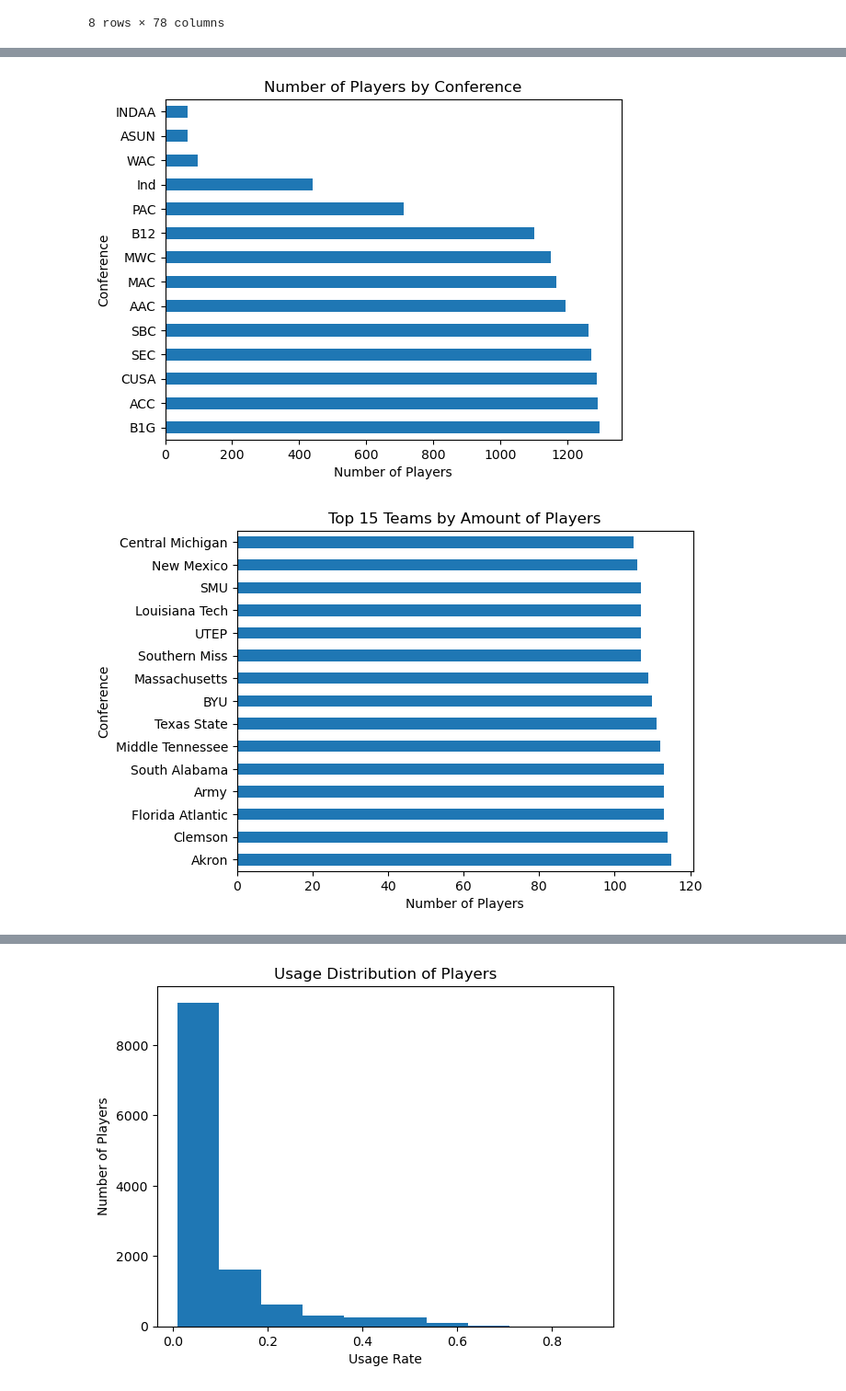
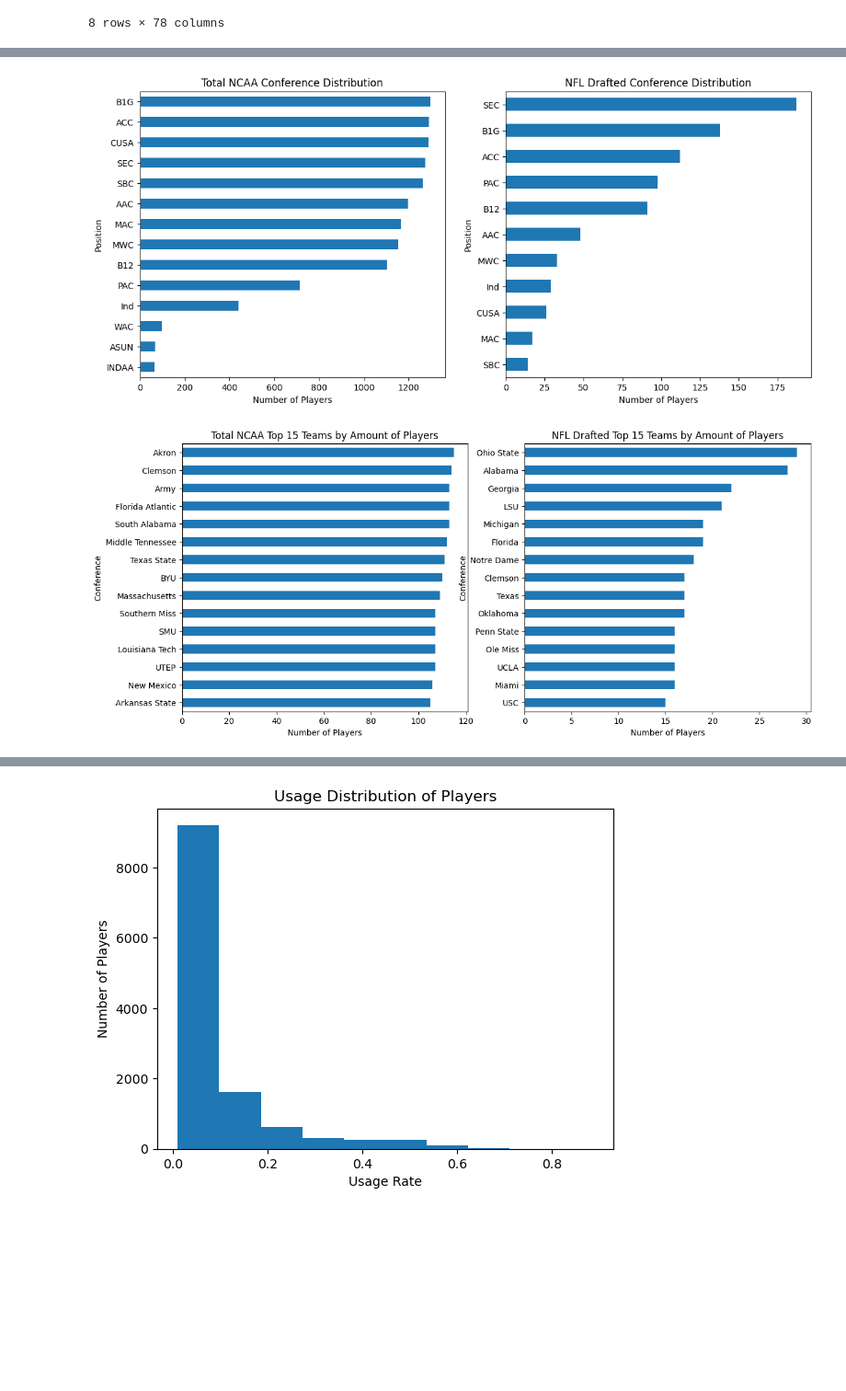
Before and after one commit to SU-IST707-SP26/group-project-big-brains-and-nathan, a Jupyter notebook: data/data_exploration.ipynb, the cells around one changed output, grey strips where cells are left out. Shown at 92% size. Saved outputs shown, nothing was run; the diff lists cells and outputs as text; code cells hidden in the pictures; blank space fills up the shorter version.

```diff
--- a/data/data_exploration.ipynb
+++ b/data/data_exploration.ipynb
@@ -33,3 +33,6 @@ data.describe()
 | 75% | 9305.250000 | 4.714104e+06 | 2024.000000 | 0.100667 | 0.101000 | 0.103000 | ... |
 | max | 12407.000000 | 5.306715e+06 | 2025.000000 | 1.000000 | 0.820000 | 1.000000 | ... |
 8 rows × 78 columns
+# %%
+nfl = data[data['pick'].notnull()]
+nfl
@@ -45,22 +71,40 @@ plt.show()
 # %%
-positions = data['conference'].value_counts()
-positions.plot(kind = 'barh')
-plt.title('Number of Players by Conference')
-plt.xlabel('Number of Players')
-plt.ylabel('Conference')
+positions = data['conference'].value_counts().sort_values()
+nfl_positions = nfl['conference'].value_counts().sort_values()
+
+fig, (ax1, ax2) = plt.subplots(1, 2, figsize=(14, 6))
+
+positions.plot(kind = 'barh', ax = ax1)
+ax1.set_title('Total NCAA Conference Distribution')
+ax1.set_xlabel('Number of Players')
+ax1.set_ylabel('Position')
+
+nfl_positions.plot(kind = 'barh', ax = ax2)
+ax2.set_title('NFL Drafted Conference Distribution')
+ax2.set_xlabel('Number of Players')
+ax2.set_ylabel('Position')
 plt.show()
 # %% [output]
-[figure, old version]
+[figure, new version]
 # %%
 #top 15 teams by player count
-positions = data['team_x'].value_counts().head(15)
-positions.plot(kind = 'barh')
-plt.title('Top 15 Teams by Amount of Players')
-plt.xlabel('Number of Players')
-plt.ylabel('Conference')
+positions = data['team_x'].value_counts().head(15).sort_values()
+nfl_positions = nfl['team_x'].value_counts().head(15).sort_values()
+
+fig, (ax1, ax2) = plt.subplots(1, 2, figsize=(14, 6))
+
+positions.plot(kind = 'barh', ax = ax1)
+ax1.set_title('Total NCAA Top 15 Teams by Amount of Players')
+ax1.set_xlabel('Number of Players')
+ax1.set_ylabel('Conference')
+
+nfl_positions.plot(kind = 'barh', ax = ax2)
+ax2.set_title('NFL Drafted Top 15 Teams by Amount of Players')
+ax2.set_xlabel('Number of Players')
+ax2.set_ylabel('Conference')
 plt.show()
 # %% [output]
-[figure, old version]
+[figure, new version]
 # %%
 #season distribution
 plt.hist(data['height'])
```
Also changed, not shown: parts of 4 cells of this notebook.
